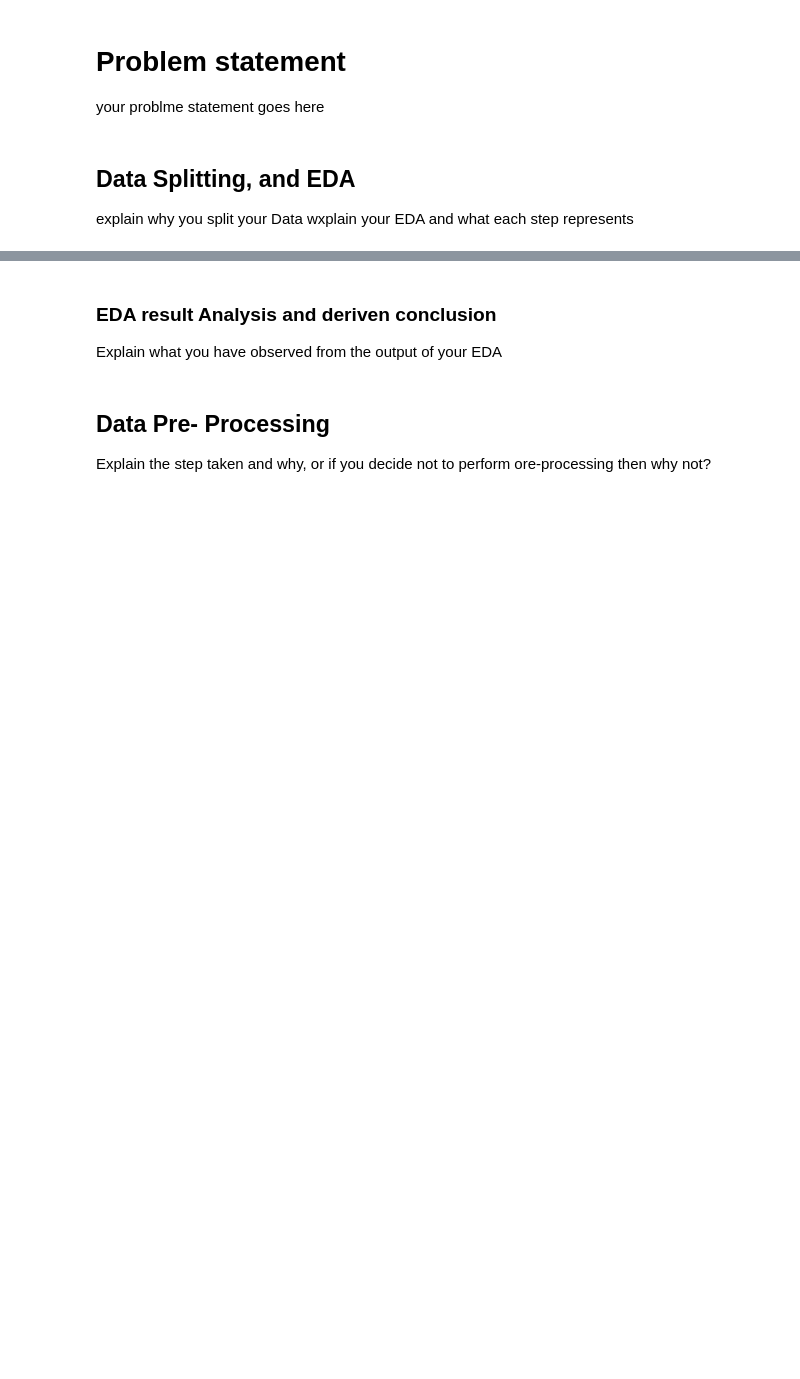
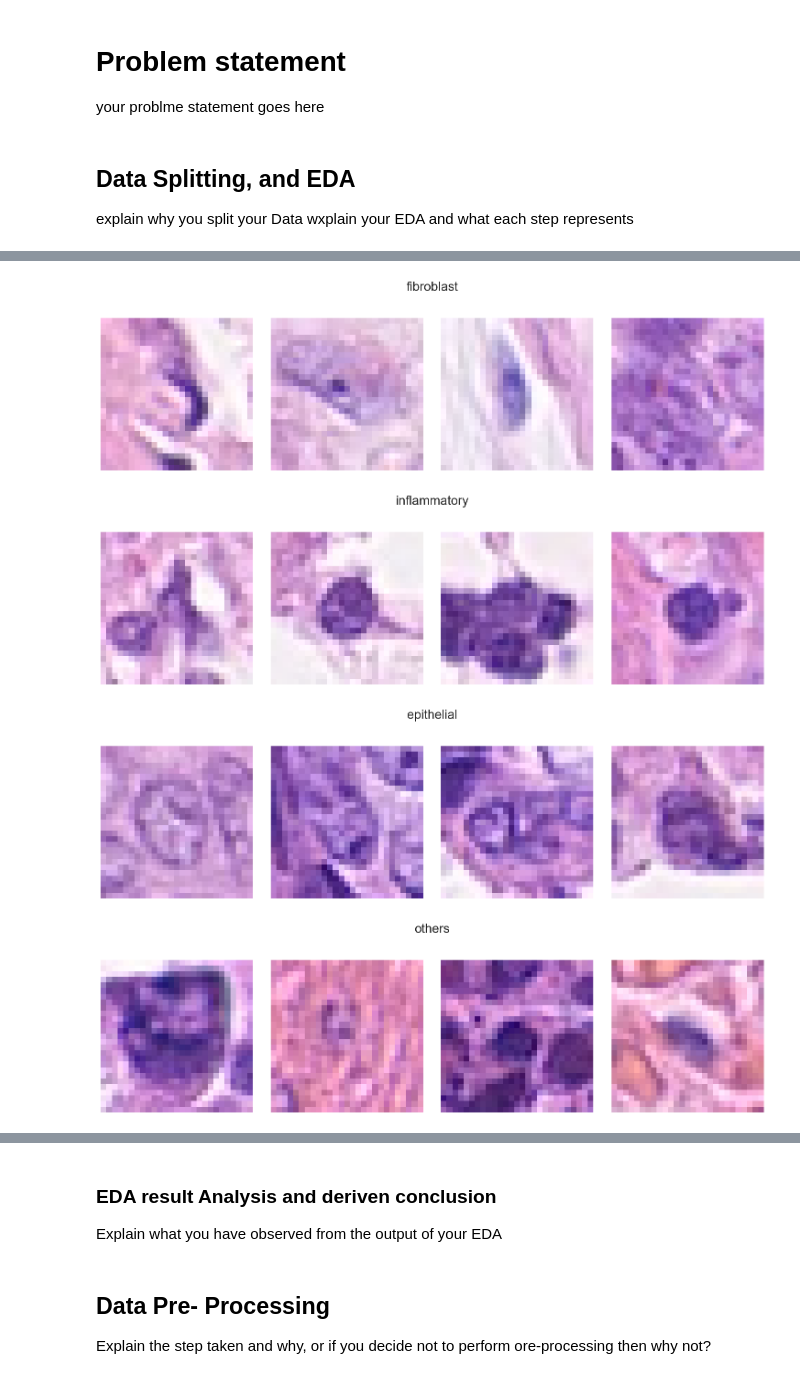
Before and after one commit to Shalini247/Image-Classification, a Jupyter notebook: s4073541_s4072225.ipynb, the cells around one changed output, grey strips where cells are left out. Cells and saved outputs as stored; diff of their text form; code cells hidden in the pictures; blank space fills up the shorter version.

```diff
--- a/s4073541_s4072225.ipynb
+++ b/s4073541_s4072225.ipynb
@@ -24,0 +18,12 @@ import numpy as np
+# %%
+import pandas as pd
+import matplotlib.pyplot as plt
+import numpy as np
+import seaborn as sns
+sns.set_style('darkgrid')
+import warnings
+import tensorflow as tf
+import zipfile
+from sklearn.model_selection import train_test_split
+from PIL import Image
+warnings.filterwarnings('ignore')
@@ -24,0 +142,21 @@ import numpy as np
+# %%
+fibroblast, inflammatory, epithelial, others = [combined_data[combined_data['cellType'] == i].sample(4) for i in range(4)]
+# %%
+def plot_images(df,title):
+  fig = plt.figure(figsize = (15,8))
+  for i, img in enumerate(df):
+    fig.add_subplot(2,4,i+1)
+    plt.imshow(Image.open(img))
+    plt.axis('off')
+    fig.suptitle(title, fontsize = 20)
+  plt.tight_layout(rect = [0, 0.03, 1, 0.95])
+  return plt.show()
+img_labels = [fibroblast,inflammatory,epithelial,others]
+for labels in img_labels:
+  label = str(labels['cellTypeName'].iloc[0])
+  plot_images(labels['ImagePath'],label)
+# %% [output]
+[figure, added]
+[figure, added]
+[figure, added]
+[figure, added]
```
Also changed, not shown: parts of 33 cells of this notebook.
